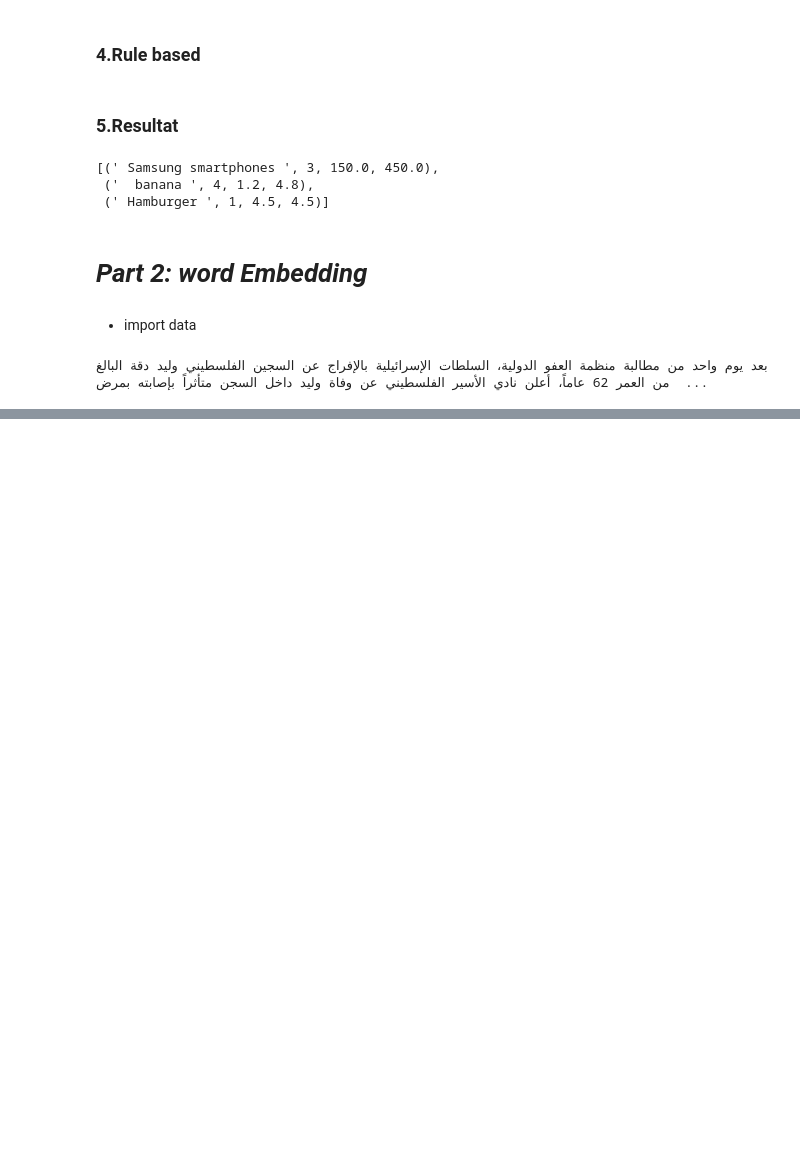
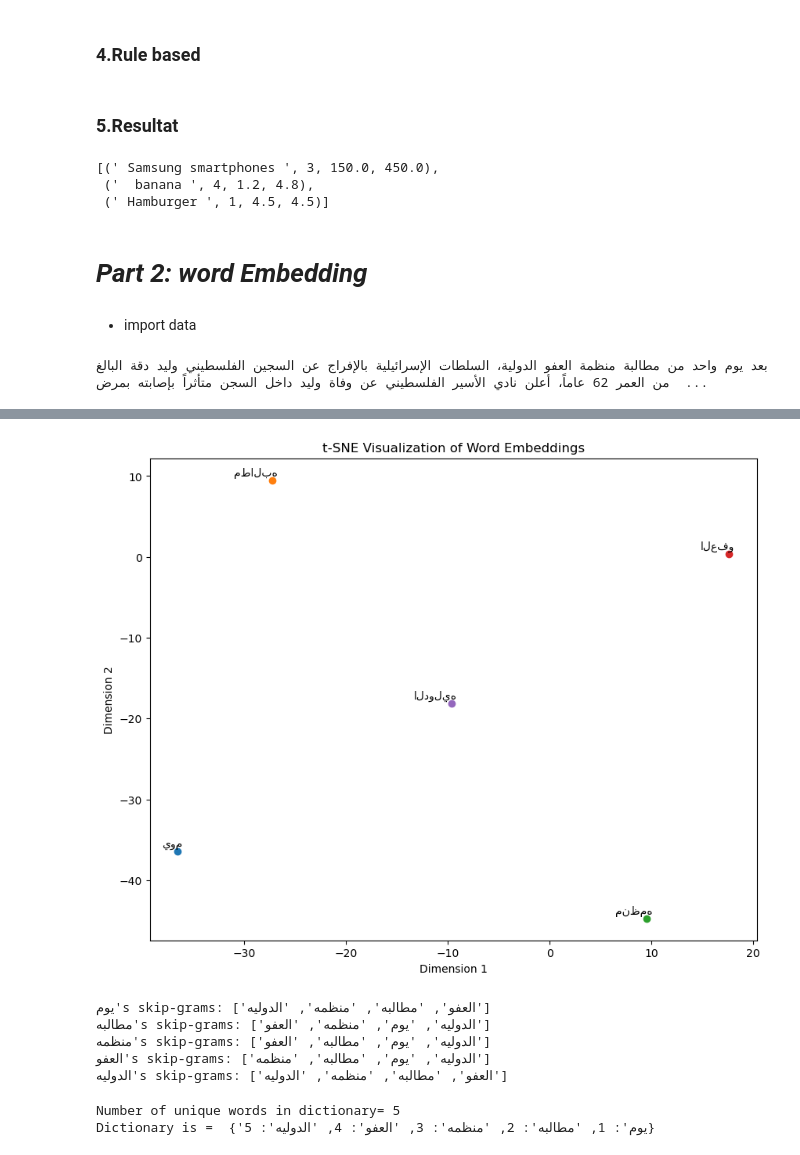
Before and after one commit to Marouan19/Lab_2_NLP, a Jupyter notebook: Code_source.ipynb, the cells around one changed output, grey strips where cells are left out. Cells and saved outputs as stored; diff of their text form; code cells hidden in the pictures; blank space fills up the shorter version.

```diff
--- a/Code_source.ipynb
+++ b/Code_source.ipynb
@@ -134,0 +472,5 @@ ValueError: Shape of passed values is (1, 473), indices imply (1, 1)
+# %%
+import pyarabic.araby as araby
+
+tokens = araby.tokenize(cleaned_sent_tokens[0])
+print("Word tokenized list: \n", tokens)
@@ -134,0 +551,17 @@ ValueError: Shape of passed values is (1, 473), indices imply (1, 1)
+# %%
+def backward(y, out, cache):
+ inds, word_vec, w, z = cache
+ wrd_emb, w = params
+ dl_dz = dsoftmax(y, out)
+ # deviding by the word_vec length to find the average
+ dl_dw = (1/word_vec.shape[1]) * np.dot(dl_dz, word_vec.T)
+ dl_dword_vec = np.dot(w.T, dl_dz)
+ return dl_dz, dl_dw, dl_dword_vec
+
+def update(params, cache, grads, lr=0.03):
+ inds, word_vec, w, z = cache
+ wrd_emb, w = params
+ dl_dz, dl_dw, dl_dword_vec = grads
+ wrd_emb[inds.flatten(), :] -= dl_dword_vec.T * lr
+ w -= dl_dw * lr
+ return wrd_emb, w
@@ -134,0 +615,55 @@ ValueError: Shape of passed values is (1, 473), indices imply (1, 1)
+# %%
+# Function to reduce dimensionality of embeddings with t-SNE
+def reduce_dimensionality(embeddings, perplexity=30, n_iter=1000):
+    tsne = TSNE(n_components=2, perplexity=perplexity, n_iter=n_iter)
+    embeddings_2d = tsne.fit_transform(embeddings)
+    return embeddings_2d
+
+# Reduce dimensionality of word embeddings
+perplexity = min(len(params[0]), len(params[0]) - 1)  # Set perplexity to the vocabulary size
+word_embeddings_2d = reduce_dimensionality(params[0], perplexity=perplexity)
+
+# Plot the embeddings
+plt.figure(figsize=(10, 8))
+for i, word in id_to_word.items():
+    x, y = word_embeddings_2d[i]
+    plt.scatter(x, y)
+    plt.annotate(word, xy=(x, y), xytext=(5, 2), textcoords='offset points', ha='right', va='bottom')
+
+plt.title('t-SNE Visualization of Word Embeddings')
+plt.xlabel('Dimension 1')
+plt.ylabel('Dimension 2')
+plt.show()
+# %% [output]
+[figure, added]
+# %%
+# test
+x_test = np.arange(vocab_size)
+x_test = np.expand_dims(x_test, axis=0)
+softmax_test, _ = forward(x_test, params)
+top_sorted_inds = np.argsort(softmax_test, axis=0)[-4:,:]
+
+for input_ind in range(vocab_size):
+ input_word = id_to_word[input_ind]
+ output_words = [id_to_word[output_ind] for output_ind in top_sorted_inds[::-1,
+ input_ind]]
+ print("{}'s skip-grams: {}".format(input_word, output_words))
+# %% [output]
+يوم's skip-grams: ['العفو', 'مطالبه', 'منظمه', 'الدوليه']
+مطالبه's skip-grams: ['الدوليه', 'يوم', 'منظمه', 'العفو']
+منظمه's skip-grams: ['الدوليه', 'يوم', 'مطالبه', 'العفو']
+العفو's skip-grams: ['الدوليه', 'يوم', 'مطالبه', 'منظمه']
+الدوليه's skip-grams: ['العفو', 'مطالبه', 'منظمه', 'الدوليه']
+# %%
+from tensorflow.keras.preprocessing.text import Tokenizer
+
+# Create the tokenizer and fit it on your tokens
+tokenizer = Tokenizer()
+tokenizer.fit_on_texts(tokens)
+# number of unique words in dict.
+print("Number of unique words in dictionary=",
+len(tokenizer.word_index))
+print("Dictionary is = ", tokenizer.word_index)
+# %% [output]
+Number of unique words in dictionary= 5
+Dictionary is =  {'يوم': 1, 'مطالبه': 2, 'منظمه': 3, 'العفو': 4, 'الدوليه': 5}
```
Also changed, not shown: parts of 50 cells of this notebook, 1 other file.
